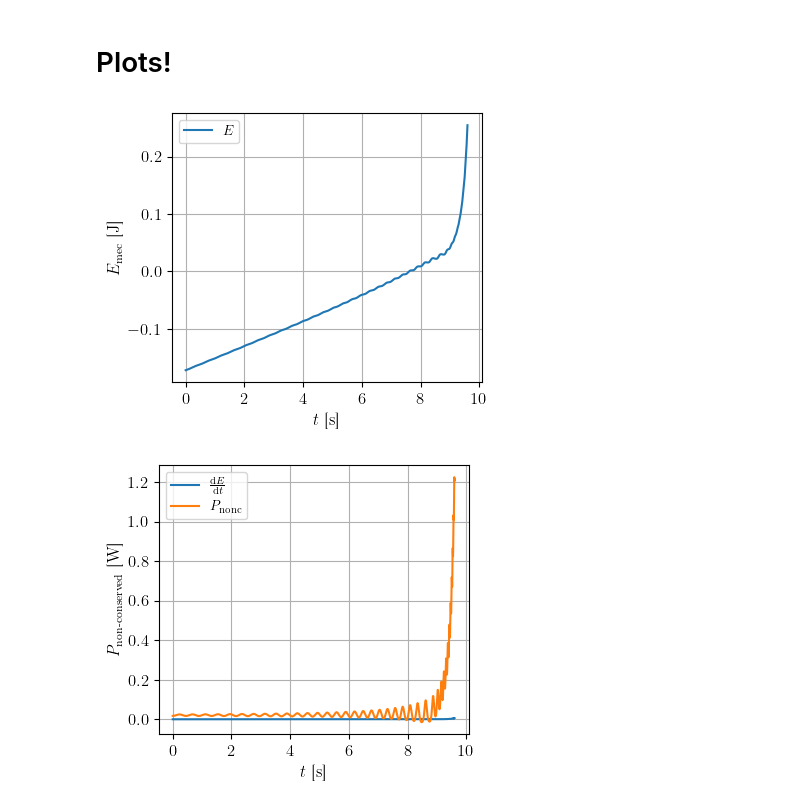
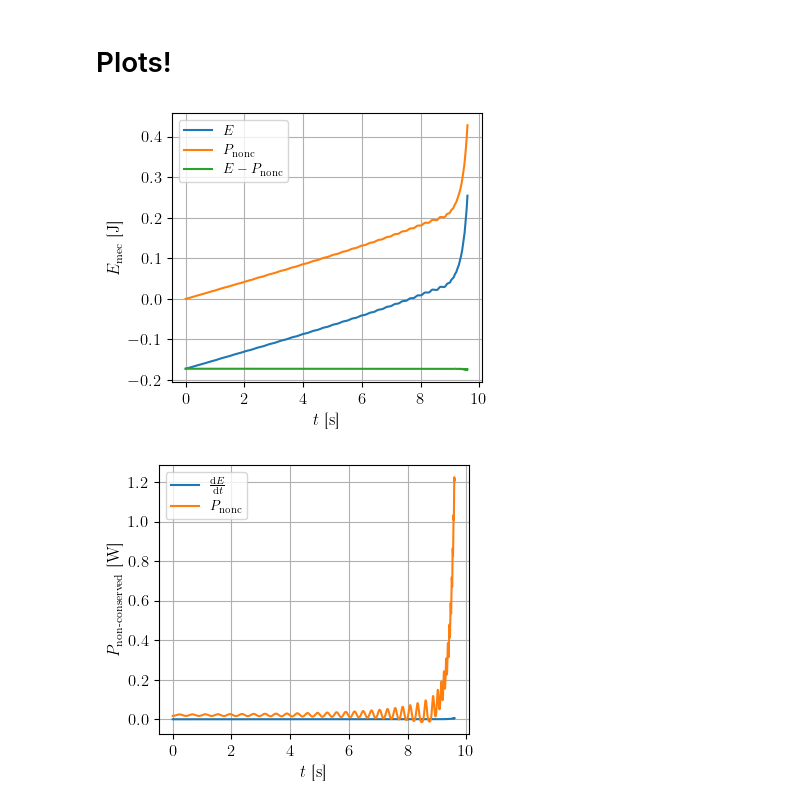
Before and after one commit to TomVdt/PhysNum, a Jupyter notebook: exercice2/analysis/analysis3bii.ipynb, the cells around one changed output. Saved outputs shown, nothing was run; the diff lists cells and outputs as text; code cells hidden in the pictures.

```diff
--- a/exercice2/analysis/analysis3bii.ipynb
+++ b/exercice2/analysis/analysis3bii.ipynb
@@ -106,16 +106,18 @@ for file, params in zip(outputs, all_params):
 # %%
 for (params, data) in all_data.values():
     t, theta, thetadot, emec, pnonc, l = data[:,0], data[:,1], data[:,2], data[:,3], data[:,4], data[:,5]
-    pnonc_tot = np.cumsum(pnonc)
+    pnonc_tot = np.cumsum(pnonc * dt)
     plt.plot(t, emec, label=r'$E$')
-    # plt.plot(t, pnonc*dt, label=r'$P_\textrm{nonc}$')
+    plt.plot(t, pnonc_tot, label=r'$P_\textrm{nonc}$')
+
+    plt.plot(t, emec-pnonc_tot, label=r'$E - P_\textrm{nonc}$')
 
 plt.xlabel(r'$t$ [s]')
 plt.ylabel(r'$E_\textrm{mec}$ [\si{\joule}]')
 plt.legend()
 plt.grid()
 # %% [output]
-[figure, old version]
+[figure, new version]
 # %%
 for (params, data) in all_data.values():
     t, theta, thetadot, emec, pnonc, l = data[:,0], data[:,1], data[:,2], data[:,3], data[:,4], data[:,5]
```
